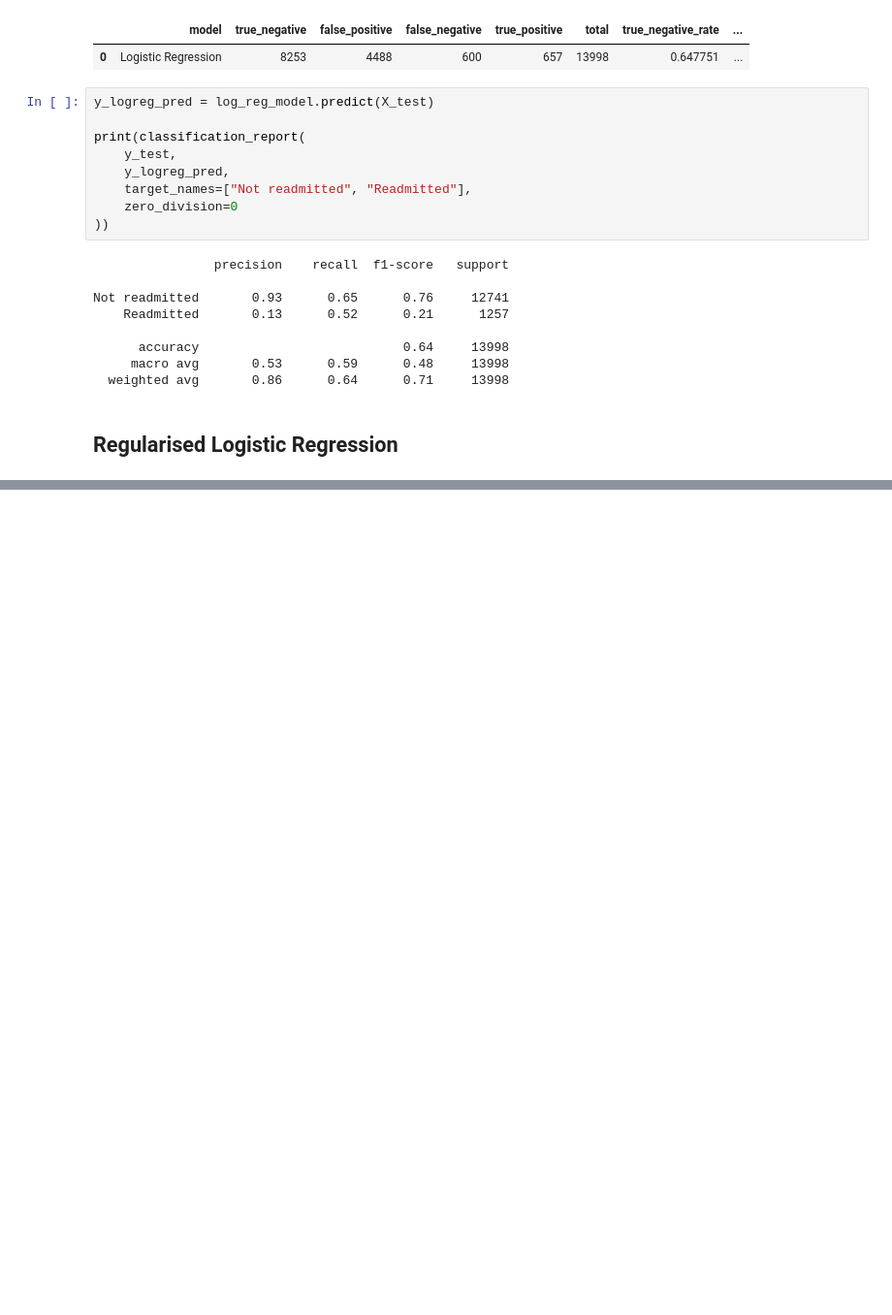
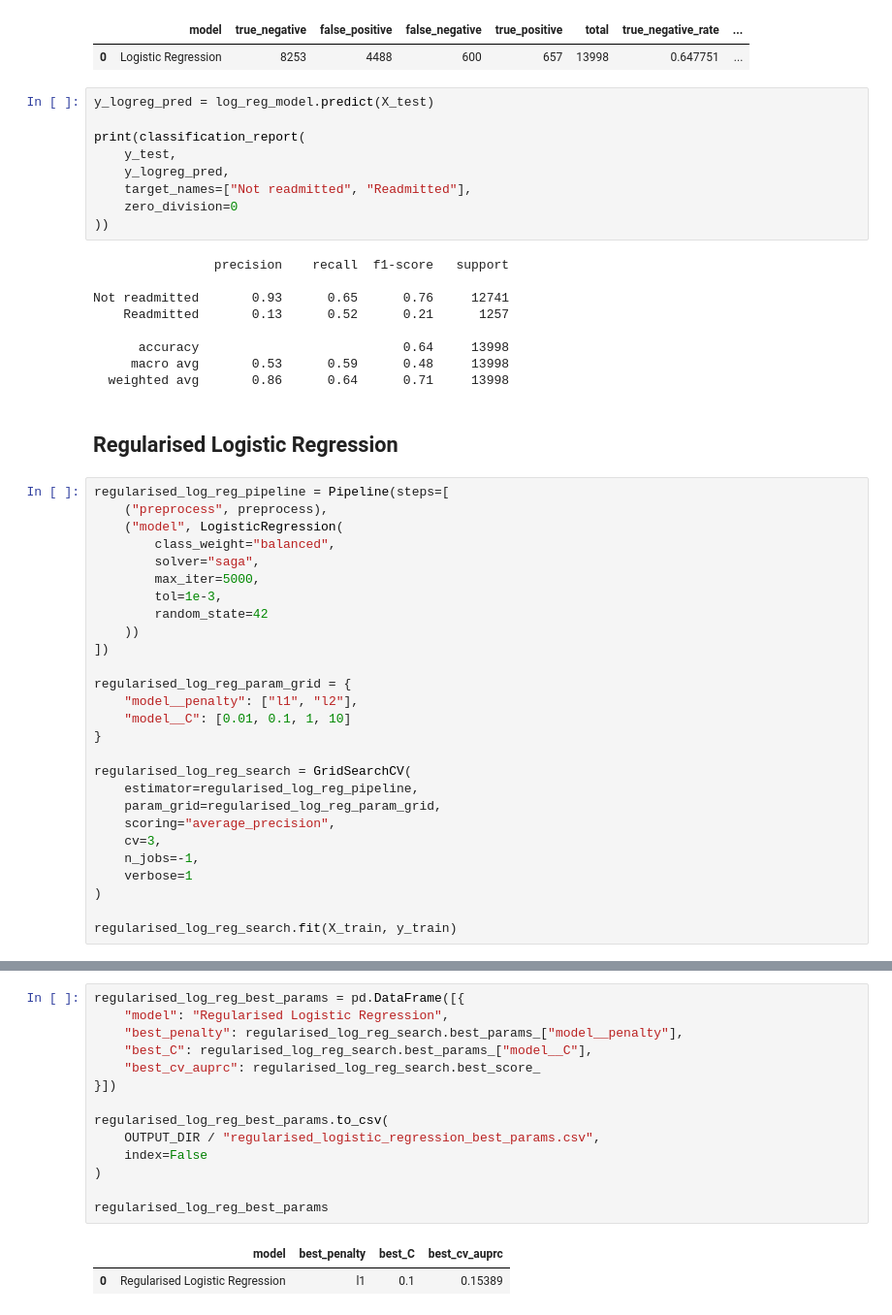
Before and after one commit to mxh210/Summer-Individual-Project, a Jupyter notebook: Processing_Pipeline/02_prediction_models.ipynb, the cells around one changed output, grey strips where cells are left out. Shown at 97% size. Cells and saved outputs as stored; diff of their text form; blank space fills up the shorter version.

```diff
--- a/Processing_Pipeline/02_prediction_models.ipynb
+++ b/Processing_Pipeline/02_prediction_models.ipynb
@@ -424,3 +425,30 @@ Not readmitted       0.93      0.65      0.76     12741
   weighted avg       0.86      0.64      0.71     13998
 # %% [markdown]
 ## Regularised Logistic Regression
+# %%
+regularised_log_reg_pipeline = Pipeline(steps=[
+    ("preprocess", preprocess),
+    ("model", LogisticRegression(
+        class_weight="balanced",
+        solver="saga",
+        max_iter=5000,
+        tol=1e-3,
+        random_state=42
+    ))
+])
+
+regularised_log_reg_param_grid = {
+    "model__penalty": ["l1", "l2"],
+    "model__C": [0.01, 0.1, 1, 10]
+}
+
+regularised_log_reg_search = GridSearchCV(
+    estimator=regularised_log_reg_pipeline,
+    param_grid=regularised_log_reg_param_grid,
+    scoring="average_precision",
+    cv=3,
+    n_jobs=-1,
+    verbose=1
+)
+
+regularised_log_reg_search.fit(X_train, y_train)
@@ -426,0 +567,17 @@ Not readmitted       0.93      0.65      0.76     12741
+# %%
+regularised_log_reg_best_params = pd.DataFrame([{
+    "model": "Regularised Logistic Regression",
+    "best_penalty": regularised_log_reg_search.best_params_["model__penalty"],
+    "best_C": regularised_log_reg_search.best_params_["model__C"],
+    "best_cv_auprc": regularised_log_reg_search.best_score_
+}])
+
+regularised_log_reg_best_params.to_csv(
+    OUTPUT_DIR / "regularised_logistic_regression_best_params.csv",
+    index=False
+)
+
+regularised_log_reg_best_params
+# %% [output]
+|  | model | best_penalty | best_C | best_cv_auprc |
+| 0 | Regularised Logistic Regression | l1 | 0.1 | 0.15389 |
```
Also changed, not shown: parts of 10 cells of this notebook, 16 other files.
